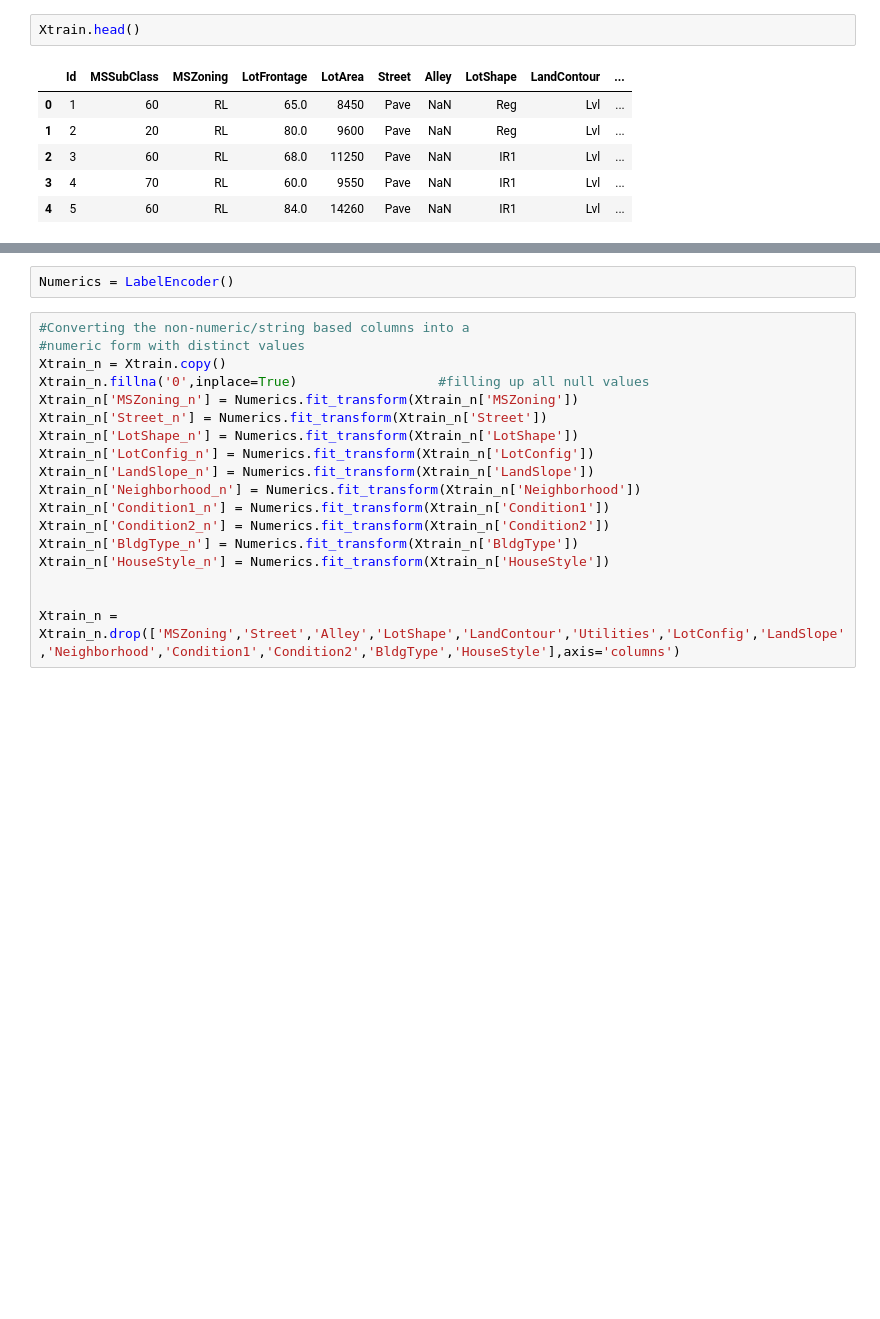
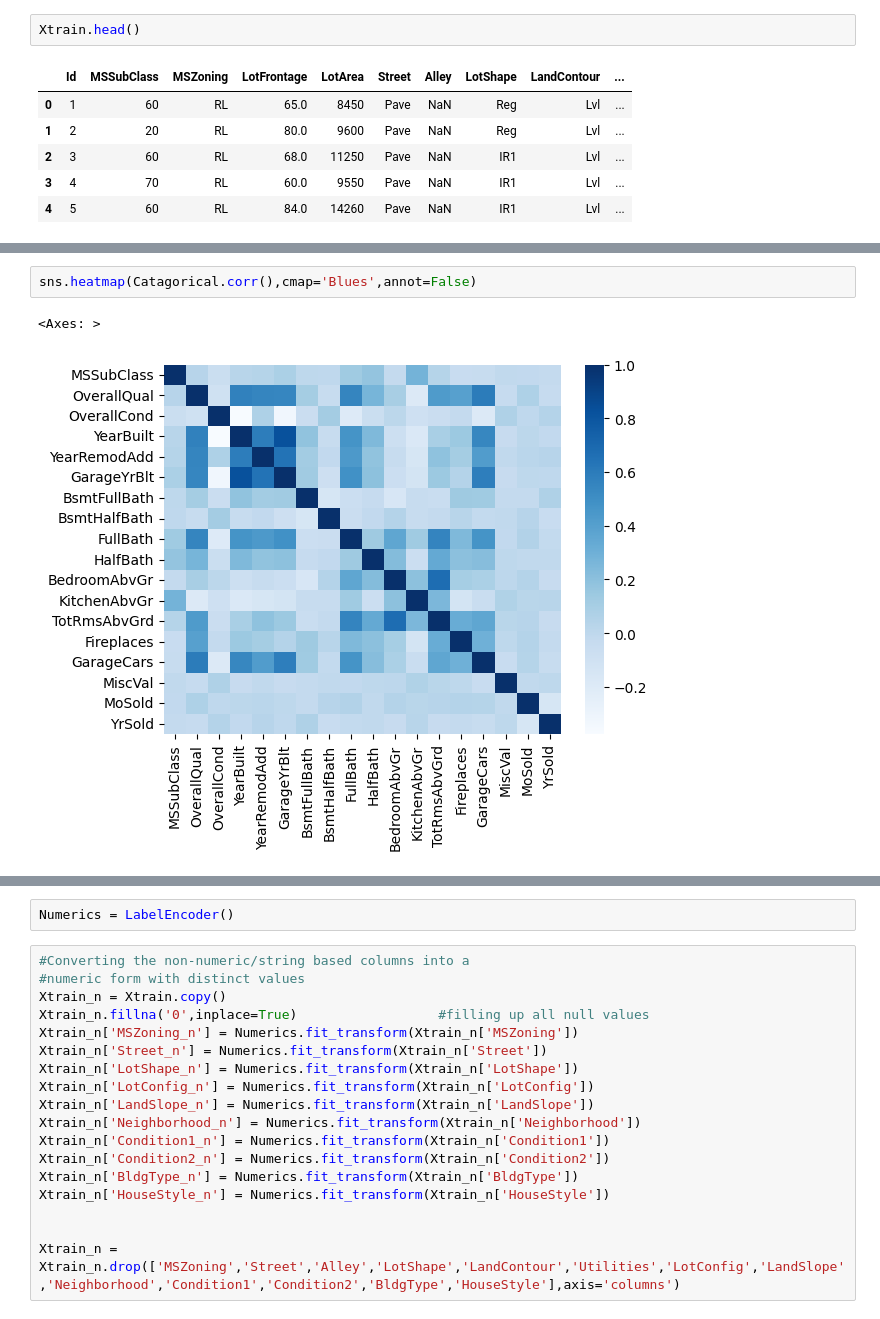
Before and after one commit to oxerz8/Real-Estate-Data-Analysis-and-price-prediction, a Jupyter notebook: House price predictor.ipynb, the cells around one changed output, grey strips where cells are left out. Drawn from its saved outputs; the diff is of its cells as text; blank space fills up the shorter version.

```diff
--- a/House price predictor.ipynb
+++ b/House price predictor.ipynb
@@ -78,0 +156,5 @@ memory usage: 912.6+ KB
+# %%
+sns.heatmap(Catagorical.corr(),cmap='Blues',annot=False)
+# %% [output]
+<Axes: >
+[figure, added]
```
Also changed, not shown: parts of 32 cells of this notebook.
